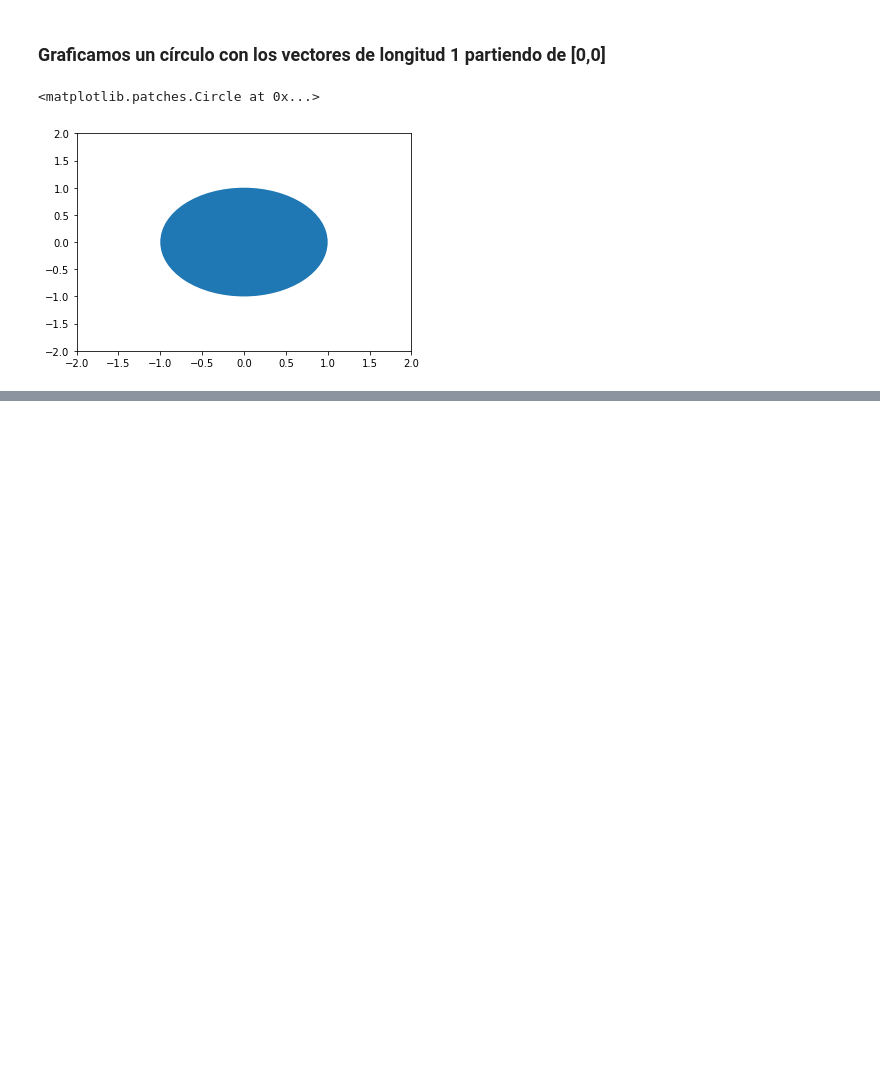
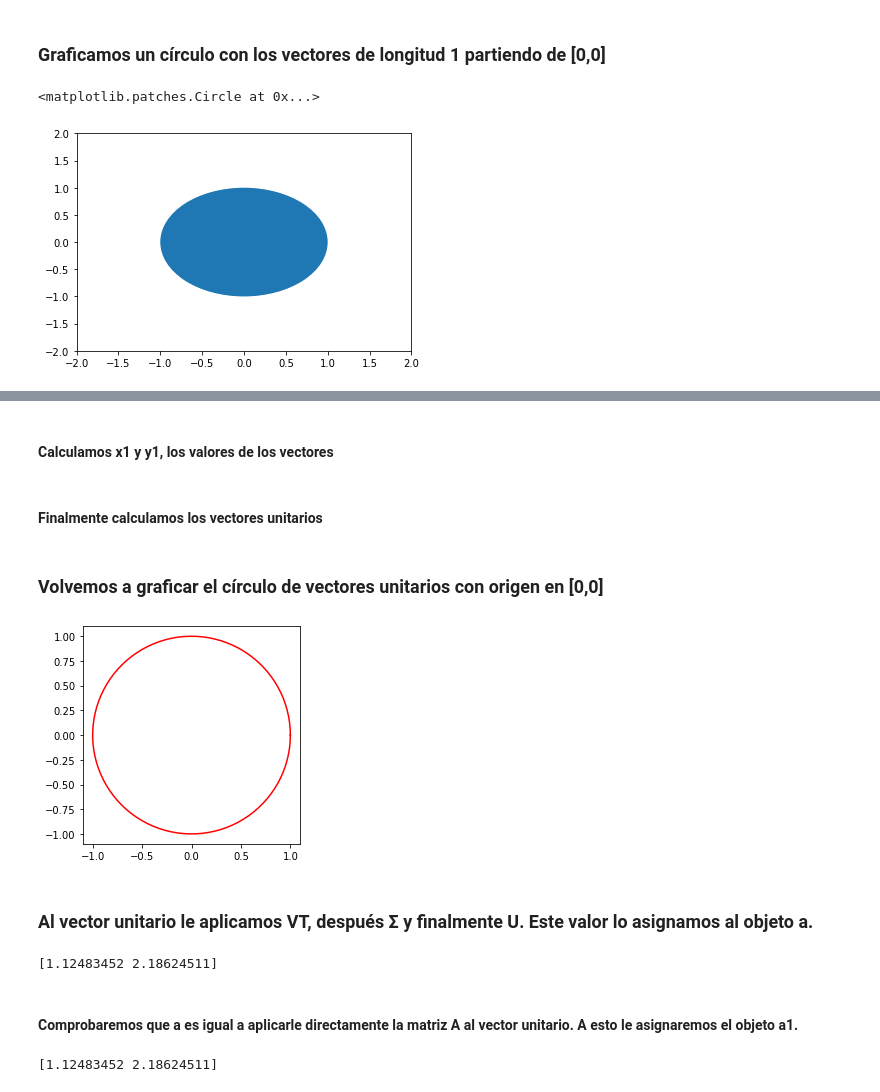
Before and after one commit to driverag83/EjerciciosAlgebraLinealMCD, a Jupyter notebook: AL-Ejercicio1.ipynb, the cells around one changed output, grey strips where cells are left out. Cells and saved outputs as stored; diff of their text form; code cells hidden in the pictures; blank space fills up the shorter version.

```diff
--- a/AL-Ejercicio1.ipynb
+++ b/AL-Ejercicio1.ipynb
@@ -65,0 +70,2 @@ ax.add_artist(a_circle)
+# %%
+r = 1.0
@@ -65,0 +74,9 @@ ax.add_artist(a_circle)
+# %%
+theta = np.linspace(0, 2*np.pi, 100)
+# %% [markdown]
+#### Calculamos x1 y y1, los valores de los vectores
+# %%
+x1 = r*np.cos(theta)
+y1 = r*np.sin(theta)
+# %% [markdown]
+#### Finalmente calculamos los vectores unitarios
@@ -65,0 +85,23 @@ ax.add_artist(a_circle)
+# %% [markdown]
+### Volvemos a graficar el círculo de vectores unitarios con origen en [0,0]
+# %%
+fig, ax = plt.subplots(1)
+ax.plot(x1, y1, c='r')
+ax.set_aspect(1)
+plt.show()
+# %% [output]
+[figure, added]
+# %% [markdown]
+### Al vector unitario le aplicamos VT, después Σ y finalmente U. Este valor lo asignamos al objeto a.
+# %%
+a = np.dot(u, np.dot(np.diag(s), np.dot(v, vectoru[1])))
+print(a)
+# %% [output]
+[1.12483452 2.18624511]
+# %% [markdown]
+#### Comprobaremos que a es igual a aplicarle directamente la matriz A al vector unitario. A esto le asignaremos el objeto a1.
+# %%
+a1 = np.dot(A,vectoru[1])
+print(a1)
+# %% [output]
+[1.12483452 2.18624511]
```
Also changed, not shown: parts of 15 cells of this notebook.
